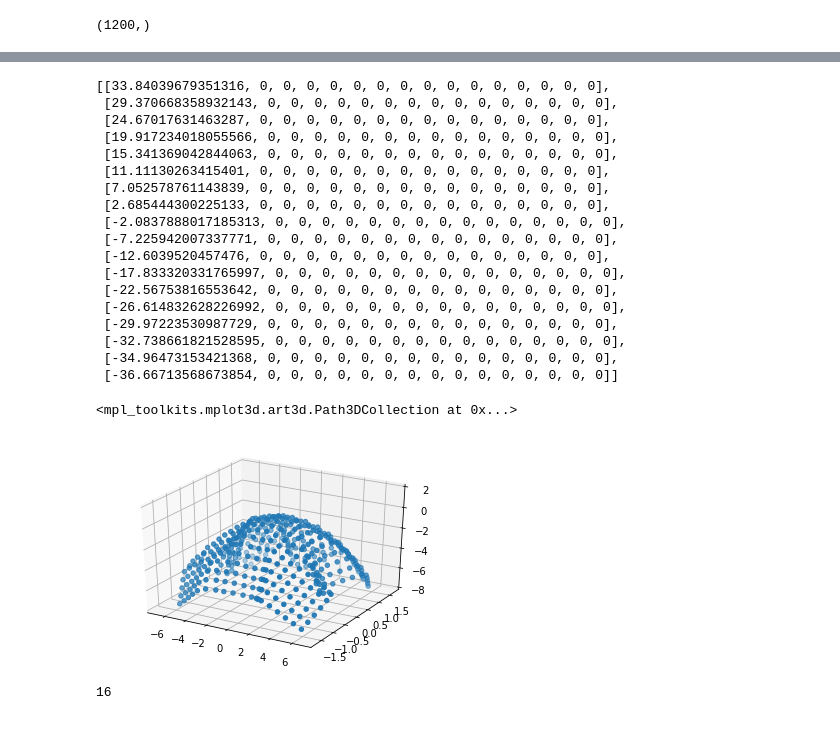
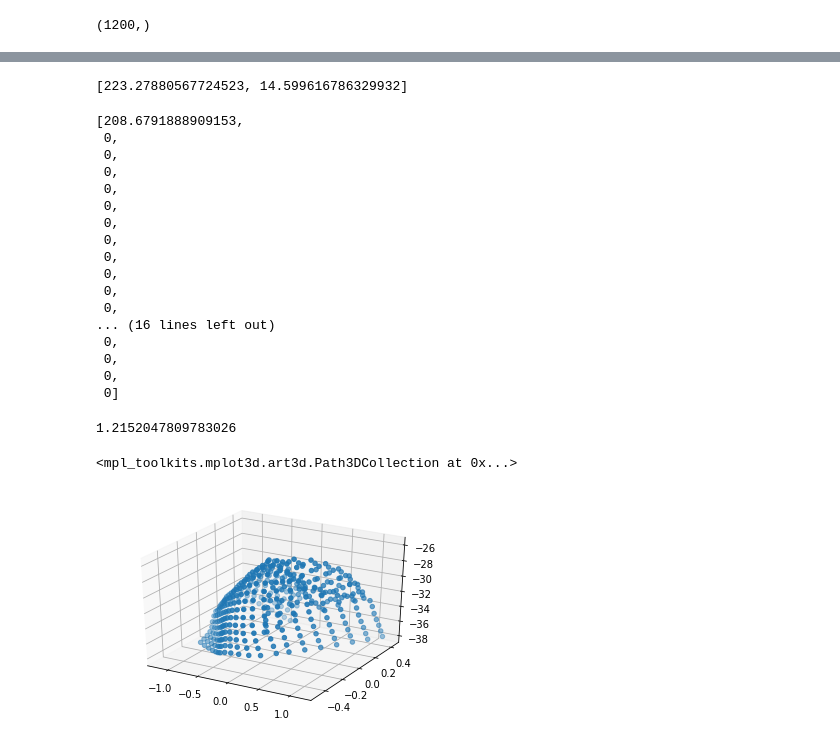
Before and after one commit to AnirudhSA/Cloth-Simulation, a Jupyter notebook: ML_project.ipynb, the cells around one changed output, grey strips where cells are left out. Cells and saved outputs as stored; diff of their text form; code cells hidden in the pictures.

```diff
--- a/ML_project.ipynb
+++ b/ML_project.ipynb
@@ -108,2 +156,3 @@ zt = principalComponents
 # %%
-x1 = np.array([[principalComponents[i+1][0],principalComponents[i+1][0]-principalComponents[i][0]] for i in range(18)])
+for j in range(15):
+  plt.plot([i for i in range(19)], [principalComponents[i+1][0] - principalComponents[i][0] for i in range(19)])
@@ -110,5 +161,3 @@ x1 = np.array([[principalComponents[i+1][0],principalComponents[i+1][0]-principa
-# %%
-y1 = np.array([principalComponents[i][0] for i in range(2,20)])
 # %%
 regressor = LinearRegression().fit(x1,y1)
 # %%
@@ -119,0 +171,7 @@ z_pred = regressor.predict(x1)
+# %%
+z_pred = [x1[0][0]]
+z = regressor.predict([x1[0]])
+z_pred.append(z[0])
+
+for i in range(1,18):
+  z_pred.append(regressor.predict([[z_pred[i],z_pred[i]-z_pred[i-1]]])[0])
@@ -120,44 +200,46 @@ z_pred = regressor.predict(x1)
+# %%
+x
+# %% [output]
+[223.27880567724523, 14.599616786329932]
 # %%
 z_new = []
 for i in range(18):
-  z_new.append([z_pred[i],0,0,0,0,0,0,0,0,0,0,0,0,0,0,0])
+  z_new.append([z_pred[i],0,0,0,0,0,0,0,0,0,0,0,0,0,0,0,0,0,0,0,0,0,0,0,0,0,0,0,0,0,0,0])
 # %%
-z_new
+z_new[1]
 # %% [output]
-[[33.84039679351316, 0, 0, 0, 0, 0, 0, 0, 0, 0, 0, 0, 0, 0, 0, 0],
- [29.370668358932143, 0, 0, 0, 0, 0, 0, 0, 0, 0, 0, 0, 0, 0, 0, 0],
- [24.67017631463287, 0, 0, 0, 0, 0, 0, 0, 0, 0, 0, 0, 0, 0, 0, 0],
- [19.917234018055566, 0, 0, 0, 0, 0, 0, 0, 0, 0, 0, 0, 0, 0, 0, 0],
- [15.341369042844063, 0, 0, 0, 0, 0, 0, 0, 0, 0, 0, 0, 0, 0, 0, 0],
- [11.11130263415401, 0, 0, 0, 0, 0, 0, 0, 0, 0, 0, 0, 0, 0, 0, 0],
- [7.052578761143839, 0, 0, 0, 0, 0, 0, 0, 0, 0, 0, 0, 0, 0, 0, 0],
- [2.685444300225133, 0, 0, 0, 0, 0, 0, 0, 0, 0, 0, 0, 0, 0, 0, 0],
- [-2.0837888017185313, 0, 0, 0, 0, 0, 0, 0, 0, 0, 0, 0, 0, 0, 0, 0],
- [-7.225942007337771, 0, 0, 0, 0, 0, 0, 0, 0, 0, 0, 0, 0, 0, 0, 0],
- [-12.6039520457476, 0, 0, 0, 0, 0, 0, 0, 0, 0, 0, 0, 0, 0, 0, 0],
- [-17.833320331765997, 0, 0, 0, 0, 0, 0, 0, 0, 0, 0, 0, 0, 0, 0, 0],
- [-22.56753816553642, 0, 0, 0, 0, 0, 0, 0, 0, 0, 0, 0, 0, 0, 0, 0],
- [-26.614832628226992, 0, 0, 0, 0, 0, 0, 0, 0, 0, 0, 0, 0, 0, 0, 0],
- [-29.97223530987729, 0, 0, 0, 0, 0, 0, 0, 0, 0, 0, 0, 0, 0, 0, 0],
- [-32.738661821528595, 0, 0, 0, 0, 0, 0, 0, 0, 0, 0, 0, 0, 0, 0, 0],
- [-34.96473153421368, 0, 0, 0, 0, 0, 0, 0, 0, 0, 0, 0, 0, 0, 0, 0],
- [-36.66713568673854, 0, 0, 0, 0, 0, 0, 0, 0, 0, 0, 0, 0, 0, 0, 0]]
+[208.6791888909153,
+ 0,
+ 0,
+ 0,
+ 0,
+ 0,
+ 0,
+ 0,
+ 0,
+ 0,
+ 0,
+ 0,
+... (16 lines left out)
+ 0,
+ 0,
+ 0,
+ 0]
 # %%
 z_new = pca.inverse_transform(z_new)
+# %%
+z_new[2][3]
+# %% [output]
+1.2152047809783026
 # %%
-i=15
+i=17
 z_x = [z_new[i][j] for j in range(0,1200,3)]
 z_y = [z_new[i][j] for j in range(1,1200,3)]
 z_z =  [z_new[i][j] for j in range(2,1200,3)]
 fig = plt.figure()
 #ax = fig.add_subplot(1, 1, 1, axisbg="1.0")
 ax = fig.gca(projection='3d')
-ax.set_zlim3d(-8,2)
 ax.scatter(z_x,z_y,z_z)
 # %% [output]
 <mpl_toolkits.mplot3d.art3d.Path3DCollection at 0x...>
-[figure, old version]
+[figure, new version]
-# %%
-len(z_new[0])
-# %% [output]
-16
```
Also changed, not shown: parts of 28 cells of this notebook.
